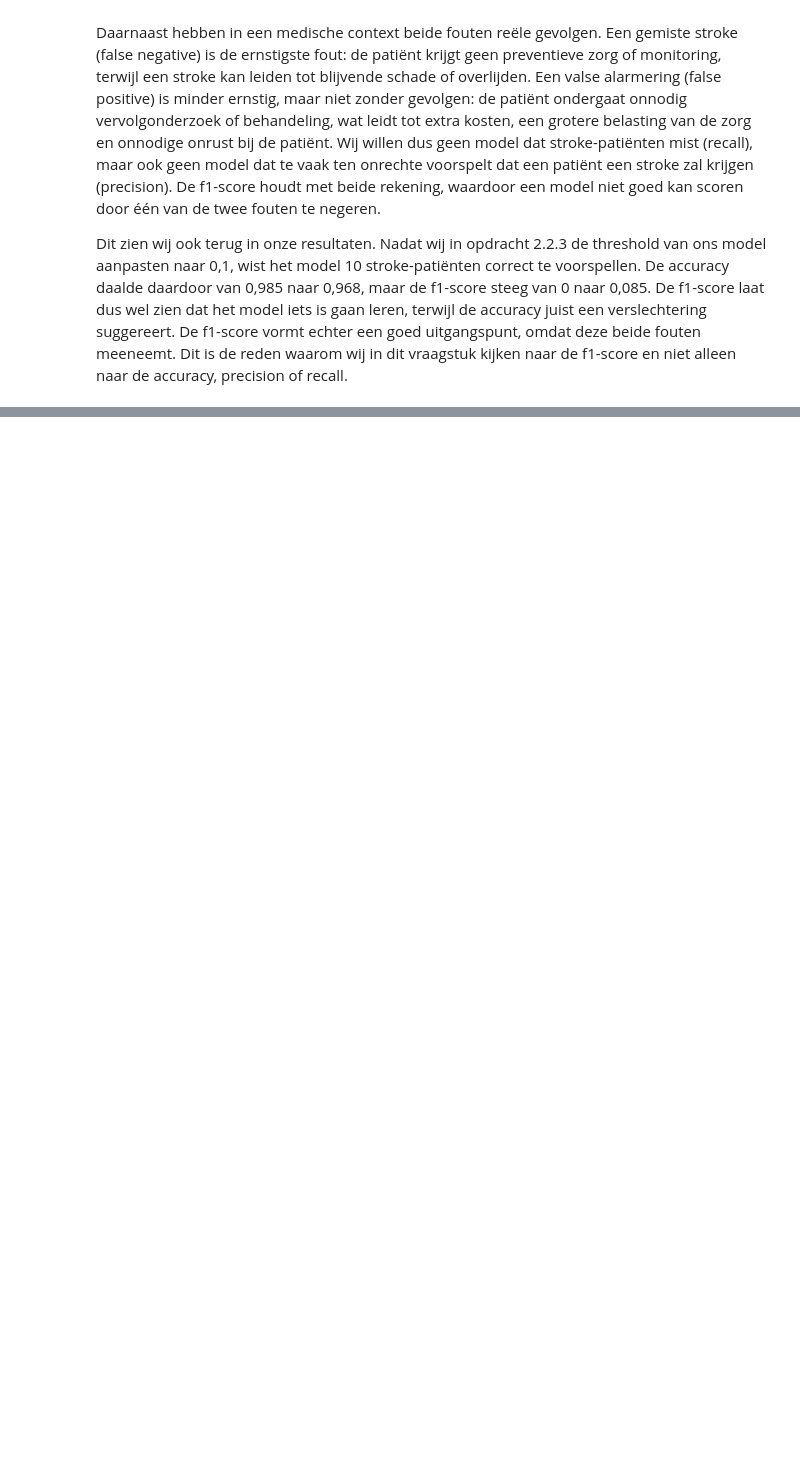
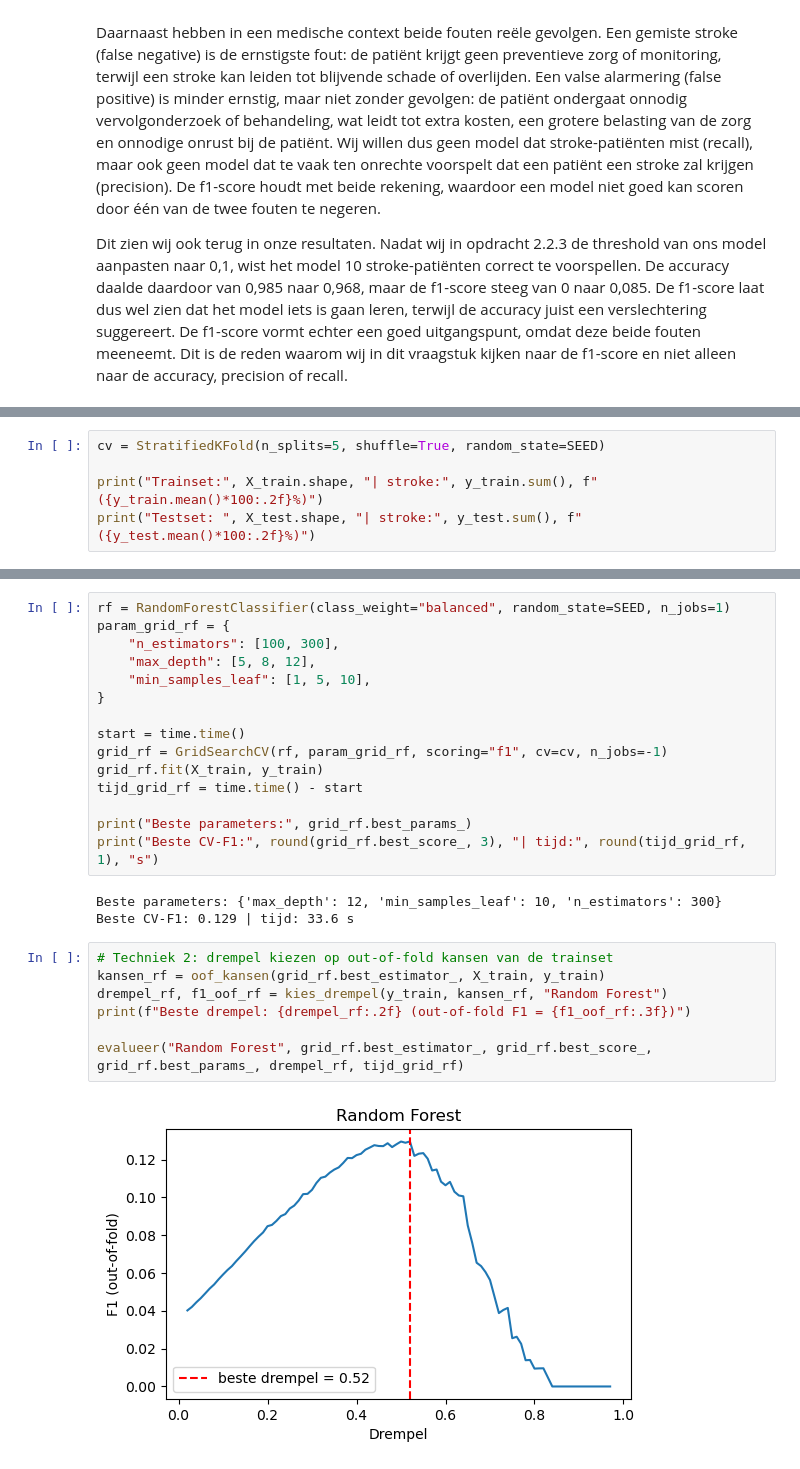
Before and after one commit to AlishaSR2k5/Machine-Learning-Portfolio-1, a Jupyter notebook: portfolio_opdracht_stroke.ipynb, the cells around one changed output, grey strips where cells are left out. Cells and saved outputs as stored; diff of their text form; blank space fills up the shorter version.

```diff
--- a/portfolio_opdracht_stroke.ipynb
+++ b/portfolio_opdracht_stroke.ipynb
@@ -746,0 +772,5 @@ Dit zien wij ook terug in onze resultaten. Nadat wij in opdracht 2.2.3 de thresh
+# %%
+cv = StratifiedKFold(n_splits=5, shuffle=True, random_state=SEED)
+
+print("Trainset:", X_train.shape, "| stroke:", y_train.sum(), f"({y_train.mean()*100:.2f}%)")
+print("Testset: ", X_test.shape, "| stroke:", y_test.sum(), f"({y_test.mean()*100:.2f}%)")
@@ -746,0 +906,27 @@ Dit zien wij ook terug in onze resultaten. Nadat wij in opdracht 2.2.3 de thresh
+# %%
+rf = RandomForestClassifier(class_weight="balanced", random_state=SEED, n_jobs=1)
+param_grid_rf = {
+    "n_estimators": [100, 300],
+    "max_depth": [5, 8, 12],
+    "min_samples_leaf": [1, 5, 10],
+}
+
+start = time.time()
+grid_rf = GridSearchCV(rf, param_grid_rf, scoring="f1", cv=cv, n_jobs=-1)
+grid_rf.fit(X_train, y_train)
+tijd_grid_rf = time.time() - start
+
+print("Beste parameters:", grid_rf.best_params_)
+print("Beste CV-F1:", round(grid_rf.best_score_, 3), "| tijd:", round(tijd_grid_rf, 1), "s")
+# %% [output]
+Beste parameters: {'max_depth': 12, 'min_samples_leaf': 10, 'n_estimators': 300}
+Beste CV-F1: 0.129 | tijd: 33.6 s
+# %%
+# Techniek 2: drempel kiezen op out-of-fold kansen van de trainset
+kansen_rf = oof_kansen(grid_rf.best_estimator_, X_train, y_train)
+drempel_rf, f1_oof_rf = kies_drempel(y_train, kansen_rf, "Random Forest")
+print(f"Beste drempel: {drempel_rf:.2f} (out-of-fold F1 = {f1_oof_rf:.3f})")
+
+evalueer("Random Forest", grid_rf.best_estimator_, grid_rf.best_score_, grid_rf.best_params_, drempel_rf, tijd_grid_rf)
+# %% [output]
+[figure, added]
```
Also changed, not shown: parts of 14 cells of this notebook.
